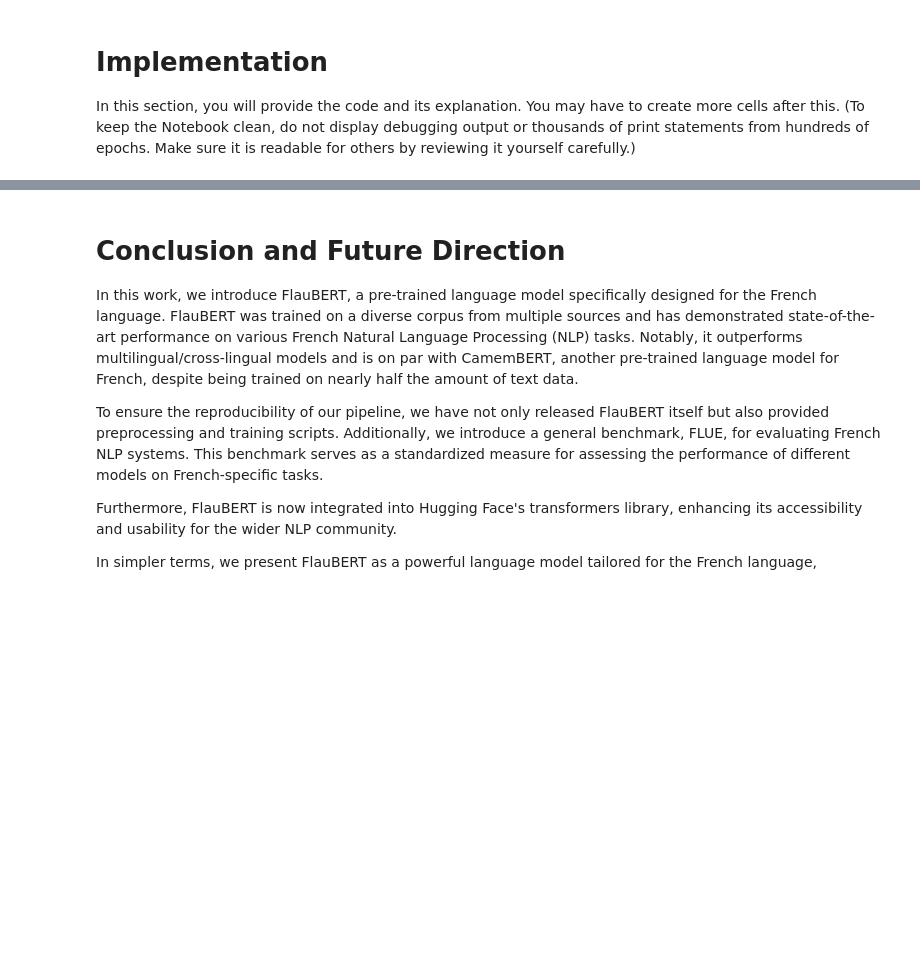
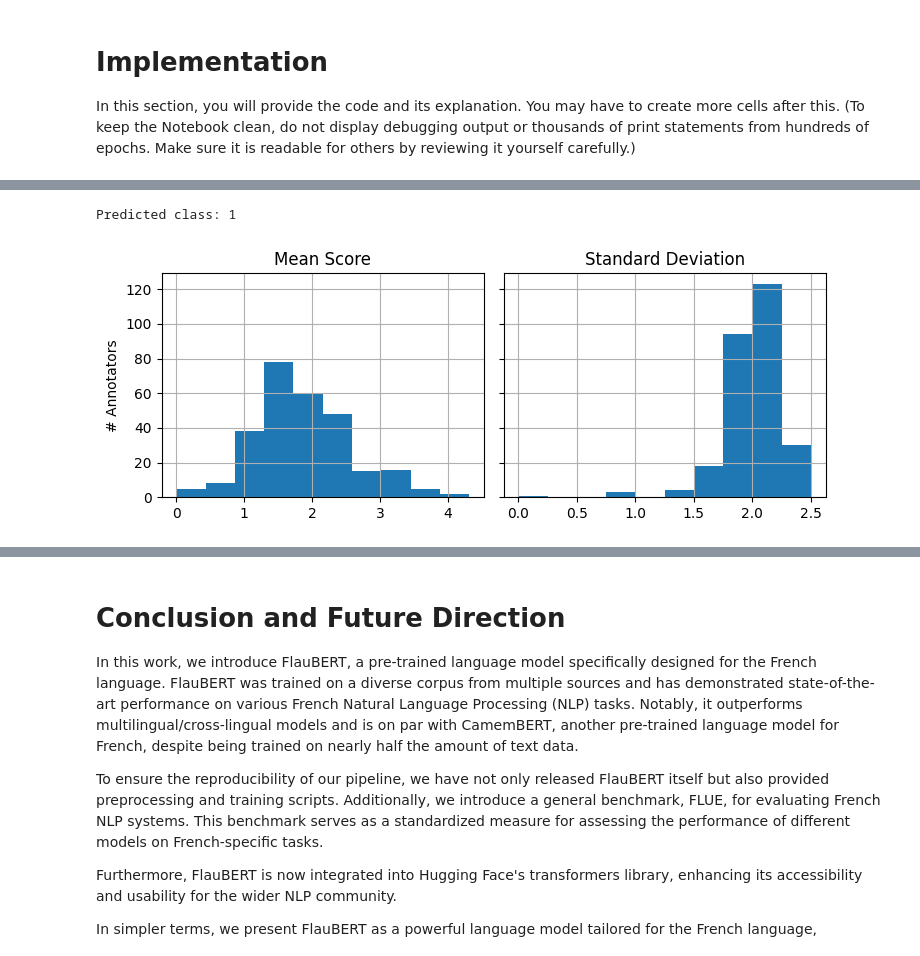
Before and after one commit to Harkiratsran7/Machine-Learning-French-Sentiment-Analysis, a Jupyter notebook: AIDI_1002_Final_Project.ipynb, the cells around one changed output, grey strips where cells are left out. Cells and saved outputs as stored; diff of their text form; code cells hidden in the pictures; blank space fills up the shorter version.

```diff
--- a/AIDI_1002_Final_Project.ipynb
+++ b/AIDI_1002_Final_Project.ipynb
@@ -74,0 +229,45 @@ In this section, you will provide the code and its explanation. You may have to
+# %%
+# load the saved model
+model = BertForSequenceClassification.from_pretrained("./model")
+
+# load tokenizer
+tokenizer = BertTokenizer.from_pretrained('bert-base-uncased')
+
+
+prompt_text = "Hi there, I am a language model, how are you today?"
+
+# encode the prompt into the model
+encoded_prompt = tokenizer(prompt_text, return_tensors="pt")
+
+
+# decode the prompt
+with torch.no_grad():
+    outputs = model(**encoded_prompt)
+
+logits = outputs.logits
+
+
+# convert logits to probabilities
+probabilities = torch.nn.functional.softmax(logits, dim=-1)
+predicted_class_id = torch.argmax(probabilities, dim=-1).item()
+
+print("Predicted class:", predicted_class_id)
+# %% [output]
+Predicted class: 1
+# %%
+# compute mean and standard deviation of scores
+df_meanscore = df.groupby(["annotator"]).points.mean().reset_index()
+df_stdscore = df.groupby(["annotator"]).points.std().reset_index()
+
+# merge dataframes and rename columns
+df_scores = pd.merge(df_meanscore, df_stdscore, on="annotator")
+df_scores.rename(columns={"points_x": "Mean Score", "points_y": "Standard Deviation"}, inplace=True)
+
+# plot histogram
+fig, axes = plt.subplots(1, 2, figsize=[7.5, 3], sharey=True)
+df_scores.hist(column=["Mean Score", "Standard Deviation"], ax=axes)
+axes[0].set_ylabel("# Annotators")
+plt.tight_layout()
+plt.show()
+# %% [output]
+[figure, added]
```
Also changed, not shown: parts of 15 cells of this notebook.
